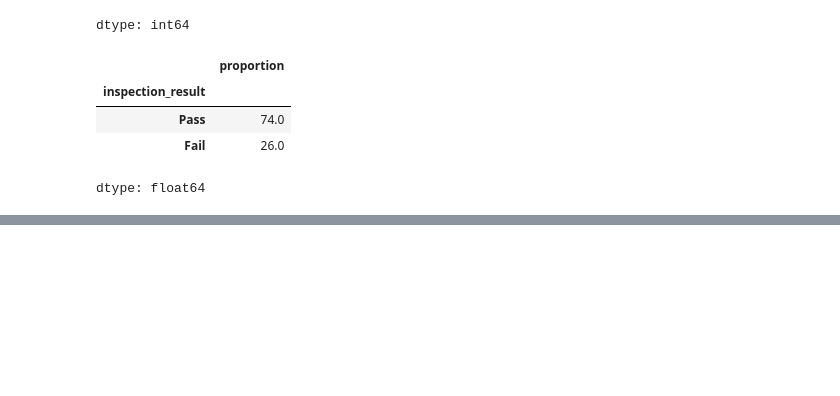
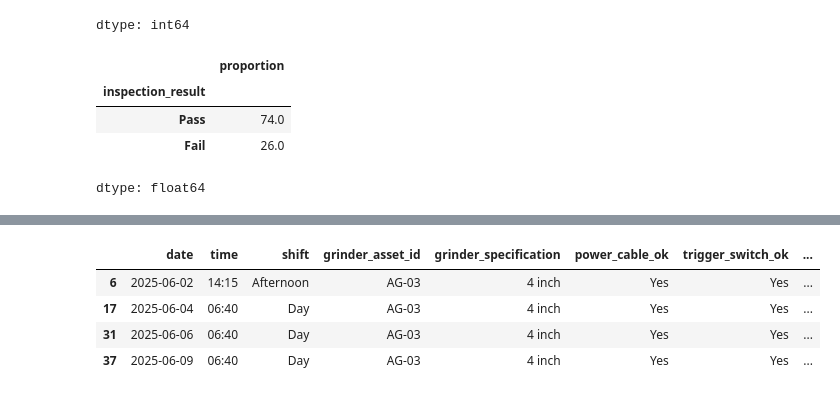
Before and after one commit to Anthony-Kabamba/maintenance-data-analysis, a Jupyter notebook: 260609_grinder_operational_readiness_analysis_v1.ipynb, the cells around one changed output, grey strips where cells are left out. Drawn from its saved outputs; the diff is of its cells as text; code cells hidden in the pictures; blank space fills up the shorter version.

```diff
--- a/260609_grinder_operational_readiness_analysis_v1.ipynb
+++ b/260609_grinder_operational_readiness_analysis_v1.ipynb
@@ -112,0 +177,11 @@ dtype: float64
+# %%
+df[
+    (df["grinder_asset_id"] == "AG-03") &
+    (df["inspection_result"] == "Fail")
+]
+# %% [output]
+|  | date | time | shift | grinder_asset_id | grinder_specification | power_cable_ok | trigger_switch_ok | ... |
+| 6 | 2025-06-02 | 14:15 | Afternoon | AG-03 | 4 inch | Yes | Yes | ... |
+| 17 | 2025-06-04 | 06:40 | Day | AG-03 | 4 inch | Yes | Yes | ... |
+| 31 | 2025-06-06 | 06:40 | Day | AG-03 | 4 inch | Yes | Yes | ... |
+| 37 | 2025-06-09 | 06:40 | Day | AG-03 | 4 inch | Yes | Yes | ... |
```
Also changed, not shown: parts of 13 cells of this notebook.
